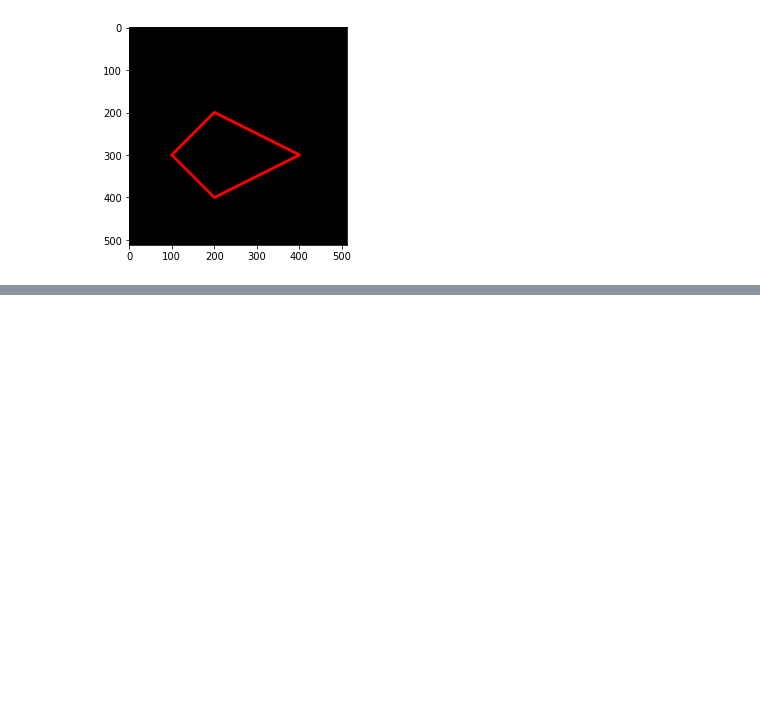
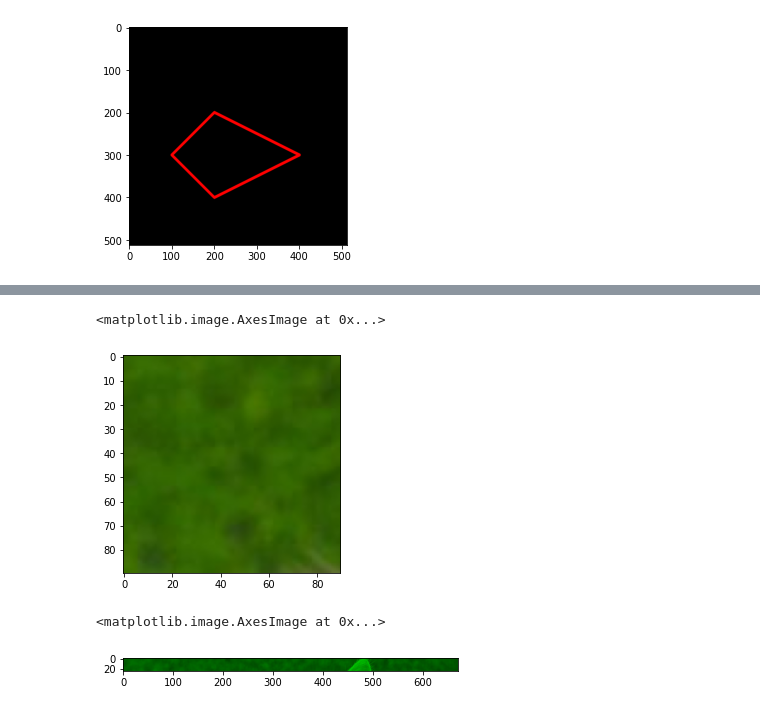
Before and after one commit to PanduDLaksono/PVCK_Genap_2021, a Jupyter notebook: Week2.ipynb, the cells around one changed output, grey strips where cells are left out. Cells and saved outputs as stored; diff of their text form; code cells hidden in the pictures; blank space fills up the shorter version.

```diff
--- a/Week2.ipynb
+++ b/Week2.ipynb
@@ -150,0 +168,16 @@ plt.imshow(img_black_2)
+# %%
+# 2. Tampilkan image baris ke 10-100, kolom 10-100!
+
+img_10 = img_1.copy()
+img_10 = cv.cvtColor(img_1,cv.COLOR_BGR2RGB)
+plt.imshow(img_10[10:100, 10:100])
+# %% [output]
+<matplotlib.image.AxesImage at 0x...>
+[figure, added]
+# %%
+# 3. Tampilkan image baris ke 5-30, semua kolom, channel Green saja!
+
+plt.imshow(img_2[5:30])
+# %% [output]
+<matplotlib.image.AxesImage at 0x...>
+[figure, added]
```
Also changed, not shown: parts of 3 cells of this notebook.
